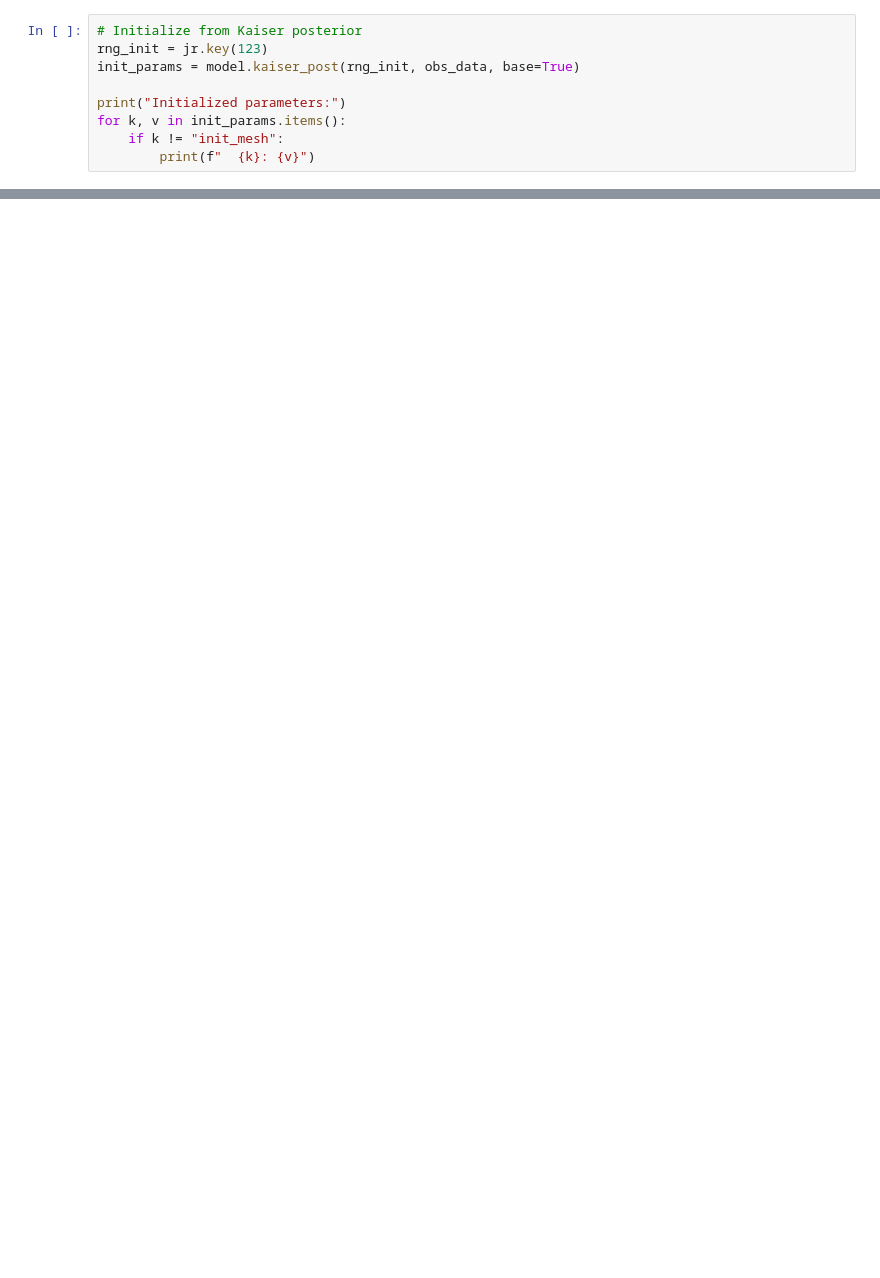
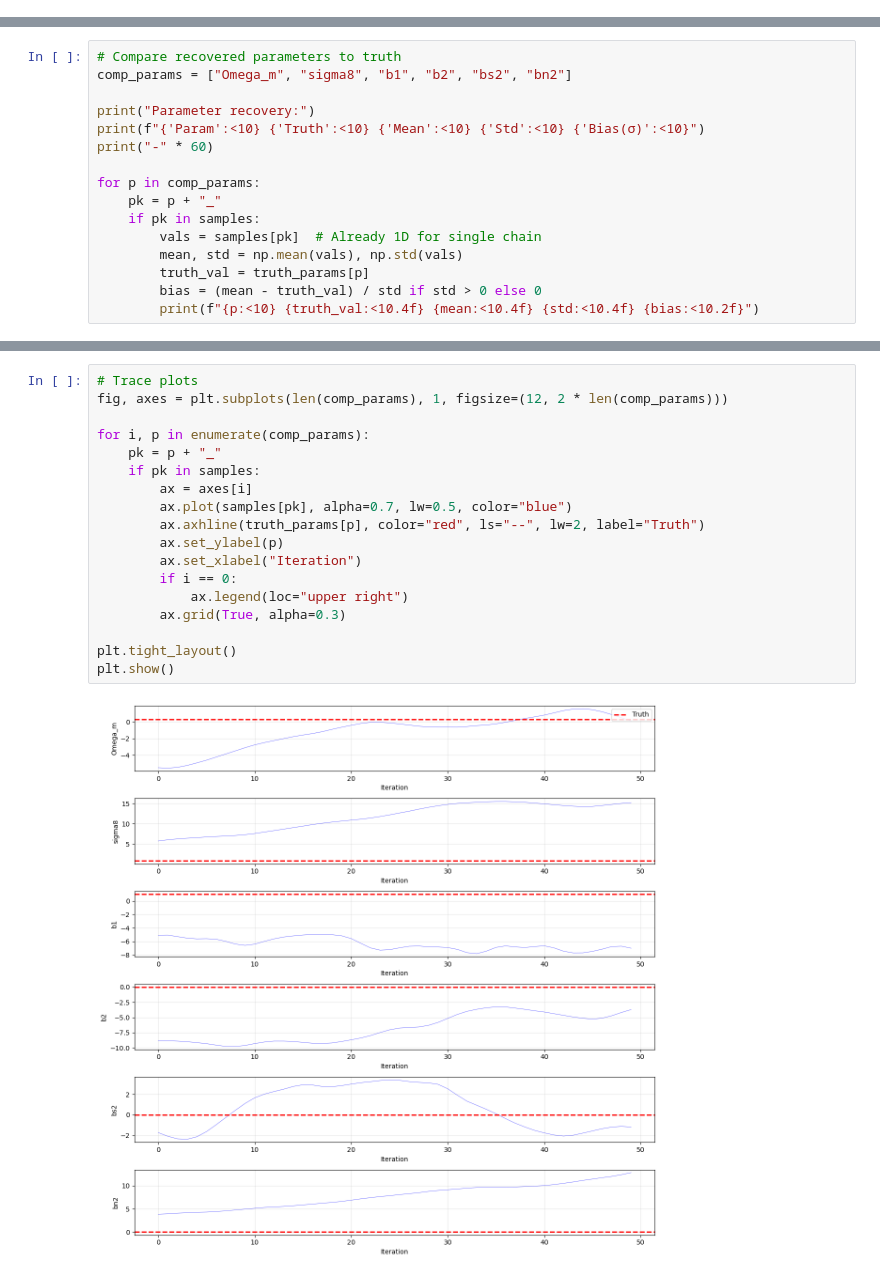
Before and after one commit to Joletaxi19/thesis-desi-cmb-fli, a Jupyter notebook: notebooks/04_field_level_inference.ipynb, the cells around one changed output, grey strips where cells are left out. Saved outputs shown, nothing was run; the diff lists cells and outputs as text; blank space fills up the shorter version.

```diff
--- a/notebooks/04_field_level_inference.ipynb
+++ b/notebooks/04_field_level_inference.ipynb
@@ -179,9 +0,0 @@ model.condition({"obs": obs_data})
-# %%
-# Initialize from Kaiser posterior
-rng_init = jr.key(123)
-init_params = model.kaiser_post(rng_init, obs_data, base=True)
-
-print("Initialized parameters:")
-for k, v in init_params.items():
-    if k != "init_mesh":
-        print(f"  {k}: {v}")
@@ -403,0 +273,16 @@ This notebook demonstrated:
+# %%
+# Compare recovered parameters to truth
+comp_params = ["Omega_m", "sigma8", "b1", "b2", "bs2", "bn2"]
+
+print("Parameter recovery:")
+print(f"{'Param':<10} {'Truth':<10} {'Mean':<10} {'Std':<10} {'Bias(σ)':<10}")
+print("-" * 60)
+
+for p in comp_params:
+    pk = p + "_"
+    if pk in samples:
+        vals = samples[pk]  # Already 1D for single chain
+        mean, std = np.mean(vals), np.std(vals)
+        truth_val = truth_params[p]
+        bias = (mean - truth_val) / std if std > 0 else 0
+        print(f"{p:<10} {truth_val:<10.4f} {mean:<10.4f} {std:<10.4f} {bias:<10.2f}")
@@ -403,0 +301,20 @@ This notebook demonstrated:
+# %%
+# Trace plots
+fig, axes = plt.subplots(len(comp_params), 1, figsize=(12, 2 * len(comp_params)))
+
+for i, p in enumerate(comp_params):
+    pk = p + "_"
+    if pk in samples:
+        ax = axes[i]
+        ax.plot(samples[pk], alpha=0.7, lw=0.5, color="blue")
+        ax.axhline(truth_params[p], color="red", ls="--", lw=2, label="Truth")
+        ax.set_ylabel(p)
+        ax.set_xlabel("Iteration")
+        if i == 0:
+            ax.legend(loc="upper right")
+        ax.grid(True, alpha=0.3)
+
+plt.tight_layout()
+plt.show()
+# %% [output]
+[figure, added]
```
Also changed, not shown: parts of 45 cells of this notebook, 4 other files.
